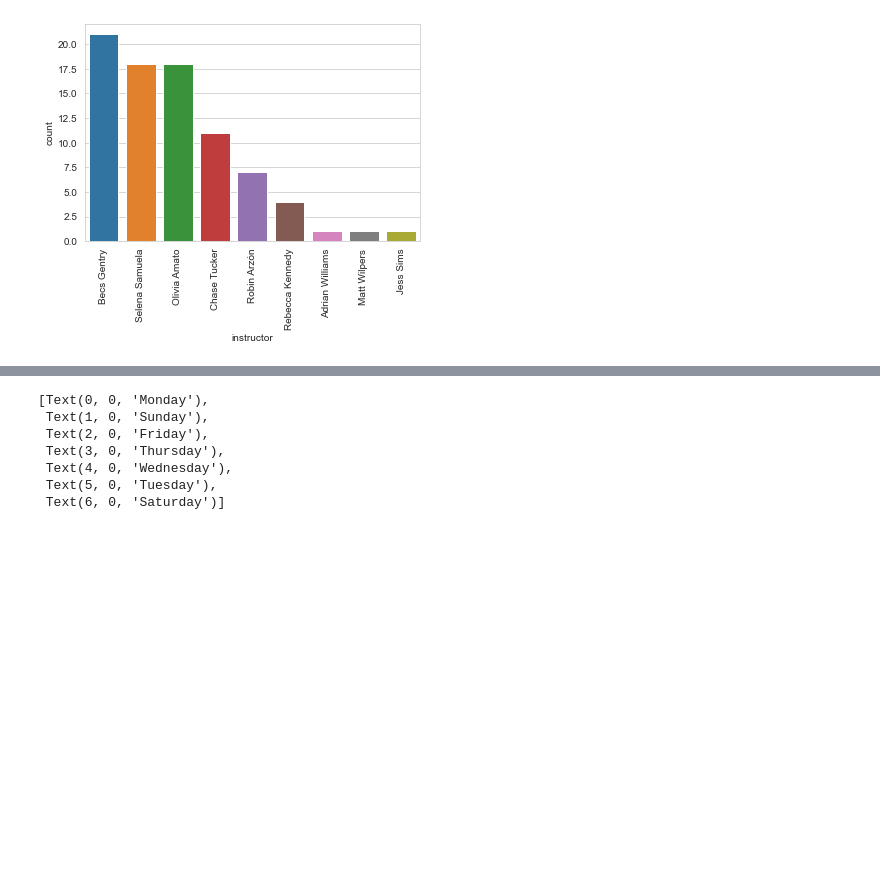
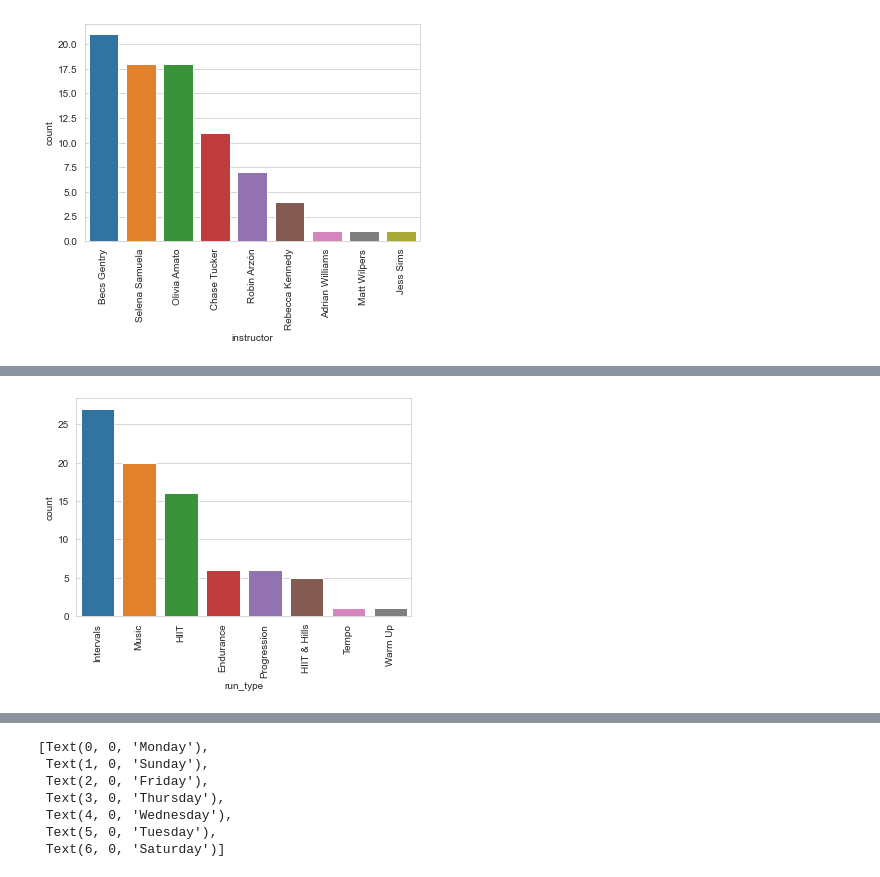
Before and after one commit to sejaldua/pelo-wolfpack, a Jupyter notebook: playground.ipynb, the cells around one changed output, grey strips where cells are left out. Cells and saved outputs as stored; diff of their text form; code cells hidden in the pictures; blank space fills up the shorter version.

```diff
--- a/playground.ipynb
+++ b/playground.ipynb
@@ -103,0 +128,7 @@ plt.show()
+# %%
+ax = sns.countplot(data=data_2021, x='run_type',
+                   order=data_2021['run_type'].value_counts().index);
+plt.xticks(rotation=90);
+plt.show()
+# %% [output]
+[figure, added]
```
Also changed, not shown: parts of 6 cells of this notebook.
